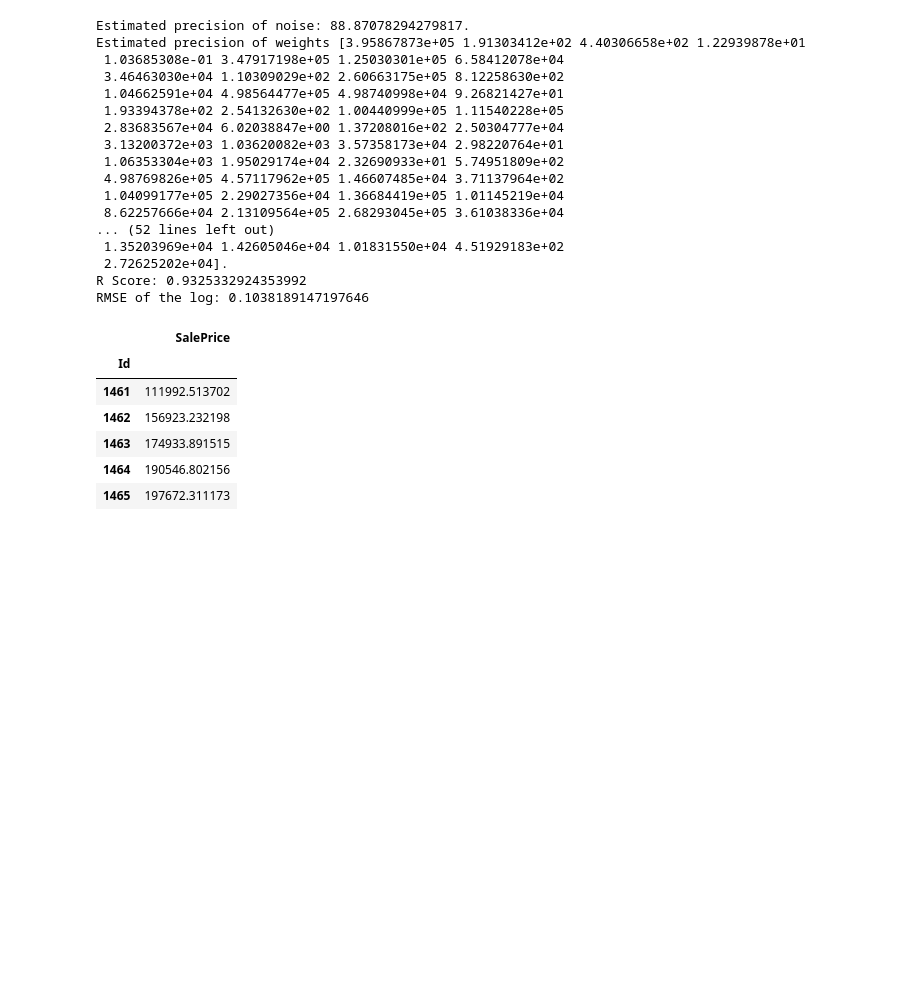
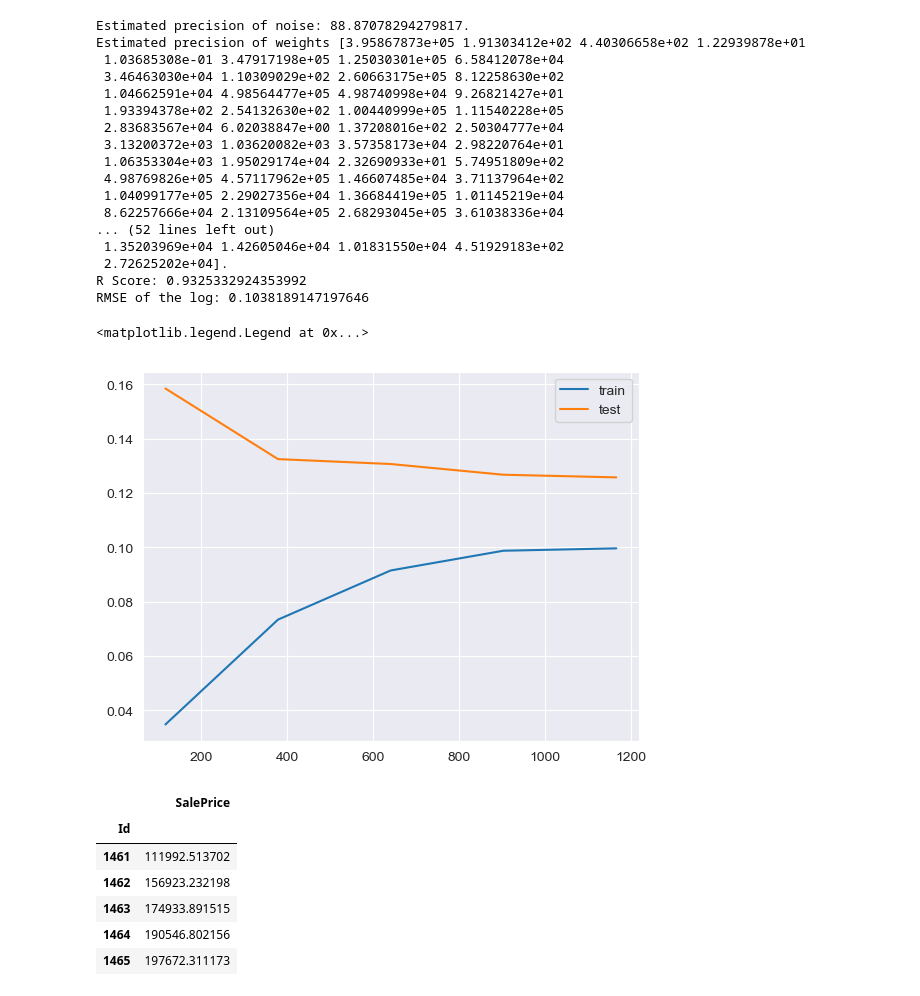
Before and after one commit to MIvanov1216/Ames-housing-prices-analysis, a Jupyter notebook: Housing Prices for Git.ipynb, the cells around one changed output. Saved outputs shown, nothing was run; the diff lists cells and outputs as text; code cells hidden in the pictures; blank space fills up the shorter version.

```diff
--- a/Housing Prices for Git.ipynb
+++ b/Housing Prices for Git.ipynb
@@ -558,6 +618,18 @@ Estimated precision of weights [3.95867873e+05 1.91303412e+02 4.40306658e+02 1.2
  2.72625202e+04].
 R Score: 0.9325332924353992
 RMSE of the log: 0.1038189147197646
+# %%
+iter, train_scores, crossval_scores = learning_curve(ARD,X,y,cv=5,scoring=RMSE)
+
+train_scores_mean=train_scores.mean(axis=1)
+crossval_scores_mean=crossval_scores.mean(axis=1)
+
+sns.lineplot(x=iter,y=train_scores_mean)
+sns.lineplot(x=iter,y=test_scores_mean)
+plt.legend(['train','test'])
+# %% [output]
+<matplotlib.legend.Legend at 0x...>
+[figure, added]
 # %%
 final_answers=ARD.predict(X_test)
 sub = pd.DataFrame({'Id':X_test.index,'SalePrice':final_answers})
```
Also changed, not shown: parts of 15 cells of this notebook.
